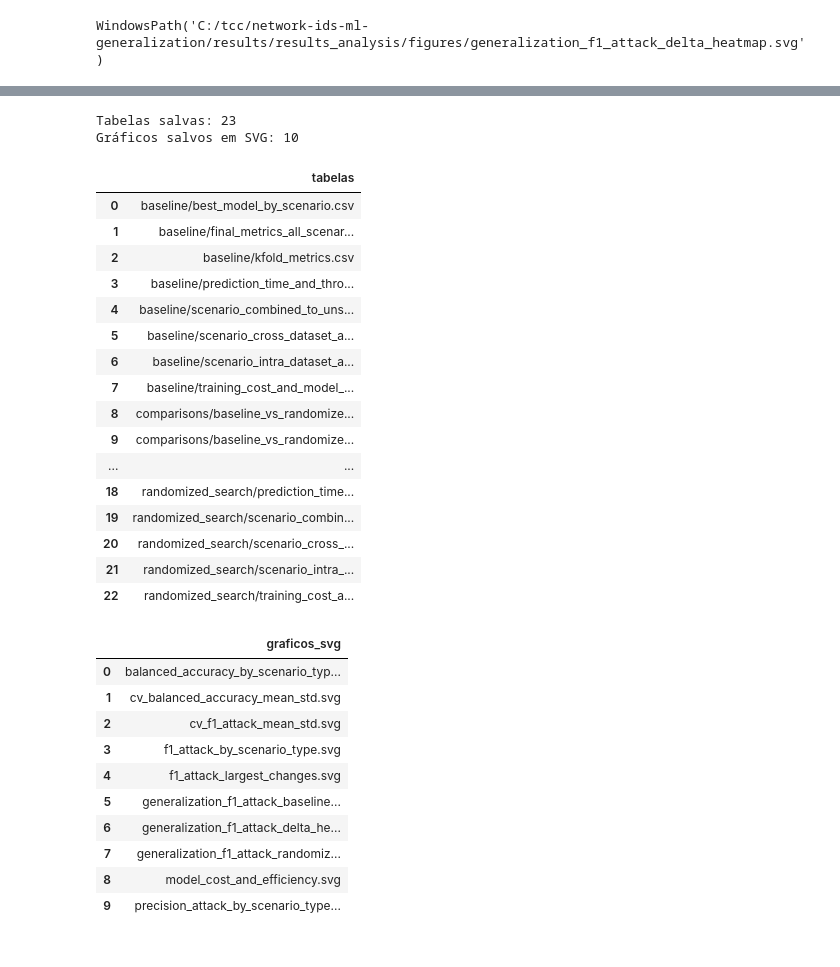
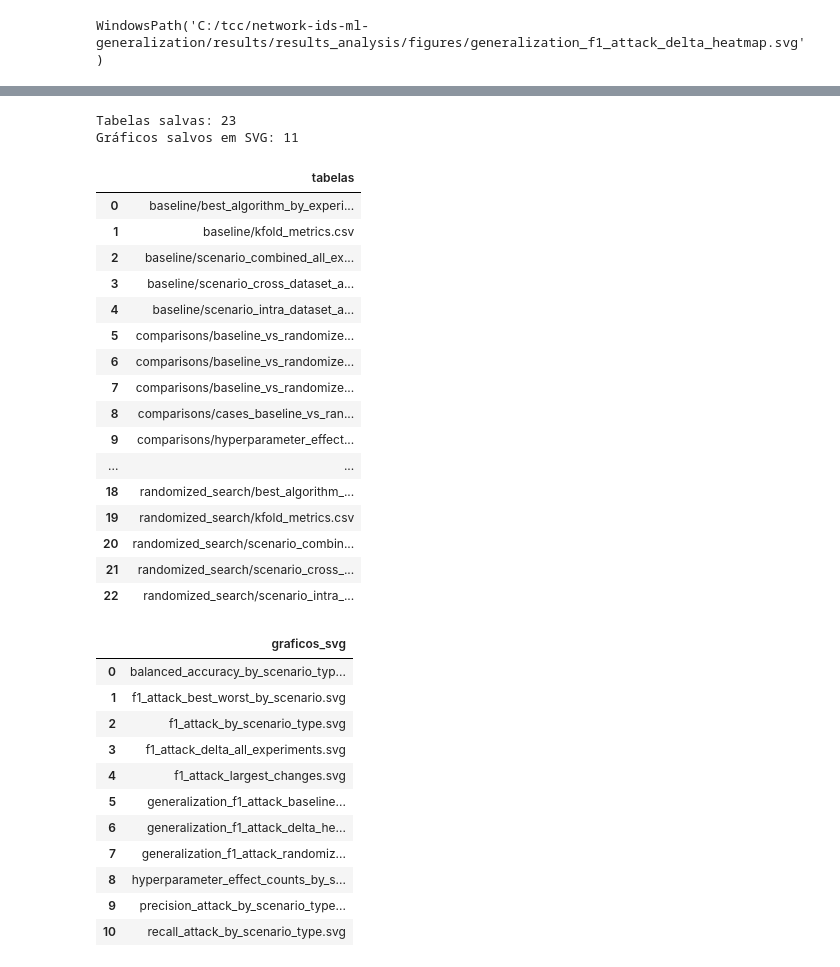
Before and after one commit to valdemir08/network-ids-ml-generalization, a Jupyter notebook: notebooks/10_results_analysis.ipynb, the cells around one changed output, grey strips where cells are left out. Saved outputs shown, nothing was run; the diff lists cells and outputs as text; code cells hidden in the pictures.

Commit message:
adição de tabelas e gráficos

```diff
--- a/notebooks/10_results_analysis.ipynb
+++ b/notebooks/10_results_analysis.ipynb
@@ -694,47 +1018,40 @@ WindowsPath('C:/tcc/network-ids-ml-generalization/results/results_analysis/figur
 # %%
-# resumo dos artefatos gerados e rankings preliminares
-generated_tables = sorted(path.relative_to(TABLES_DIR).as_posix() for path in TABLES_DIR.rglob("*.csv"))
+# resumo dos artefatos gerados pela execução atual
+generated_tables = sorted({path.relative_to(TABLES_DIR).as_posix() for path in saved_tables})
 generated_figures = sorted(path.name for path in FIGURES_DIR.glob("*.svg"))
 print(f"Tabelas salvas: {len(generated_tables)}")
 print(f"Gráficos salvos em SVG: {len(generated_figures)}")
 display(pd.DataFrame({"tabelas": generated_tables}))
 display(pd.DataFrame({"graficos_svg": generated_figures}))
-
-# o ranking usa F1 de ataque como critério principal e acurácia balanceada como desempate
-global_ranking = evaluation.sort_values(
-    ["f1_attack", "balanced_accuracy"],
-    ascending=[False, False],
-)[performance_case_columns]
-display(global_ranking.head(10))
-display(global_ranking.tail(10))
 # %% [output]
 Tabelas salvas: 23
-Gráficos salvos em SVG: 10
+Gráficos salvos em SVG: 11
 |  | tabelas |
-| 0 | baseline/best_model_by_scenario.csv |
-| 1 | baseline/final_metrics_all_scenar... |
-| 2 | baseline/kfold_metrics.csv |
-| 3 | baseline/prediction_time_and_thro... |
-| 4 | baseline/scenario_combined_to_uns... |
-| 5 | baseline/scenario_cross_dataset_a... |
-| 6 | baseline/scenario_intra_dataset_a... |
-| 7 | baseline/training_cost_and_model_... |
-| 8 | comparisons/baseline_vs_randomize... |
-| 9 | comparisons/baseline_vs_randomize... |
+| 0 | baseline/best_algorithm_by_experi... |
+| 1 | baseline/kfold_metrics.csv |
+| 2 | baseline/scenario_combined_all_ex... |
+| 3 | baseline/scenario_cross_dataset_a... |
+| 4 | baseline/scenario_intra_dataset_a... |
+| 5 | comparisons/baseline_vs_randomize... |
+| 6 | comparisons/baseline_vs_randomize... |
+| 7 | comparisons/baseline_vs_randomize... |
+| 8 | comparisons/cases_baseline_vs_ran... |
+| 9 | comparisons/hyperparameter_effect... |
 | ... | ... |
-| 18 | randomized_search/prediction_time... |
-| 19 | randomized_search/scenario_combin... |
-| 20 | randomized_search/scenario_cross_... |
-| 21 | randomized_search/scenario_intra_... |
-| 22 | randomized_search/training_cost_a... |
+| 18 | randomized_search/best_algorithm_... |
+| 19 | randomized_search/kfold_metrics.csv |
+| 20 | randomized_search/scenario_combin... |
+| 21 | randomized_search/scenario_cross_... |
+| 22 | randomized_search/scenario_intra_... |
 |  | graficos_svg |
 | 0 | balanced_accuracy_by_scenario_typ... |
-| 1 | cv_balanced_accuracy_mean_std.svg |
-| 2 | cv_f1_attack_mean_std.svg |
-| 3 | f1_attack_by_scenario_type.svg |
+| 1 | f1_attack_best_worst_by_scenario.svg |
+| 2 | f1_attack_by_scenario_type.svg |
+| 3 | f1_attack_delta_all_experiments.svg |
 | 4 | f1_attack_largest_changes.svg |
 | 5 | generalization_f1_attack_baseline... |
 | 6 | generalization_f1_attack_delta_he... |
 | 7 | generalization_f1_attack_randomiz... |
-| 8 | model_cost_and_efficiency.svg |
+| 8 | hyperparameter_effect_counts_by_s... |
 | 9 | precision_attack_by_scenario_type... |
+| 10 | recall_attack_by_scenario_type.svg |
```
Also changed, not shown: parts of 10 cells of this notebook, 57 other files.
